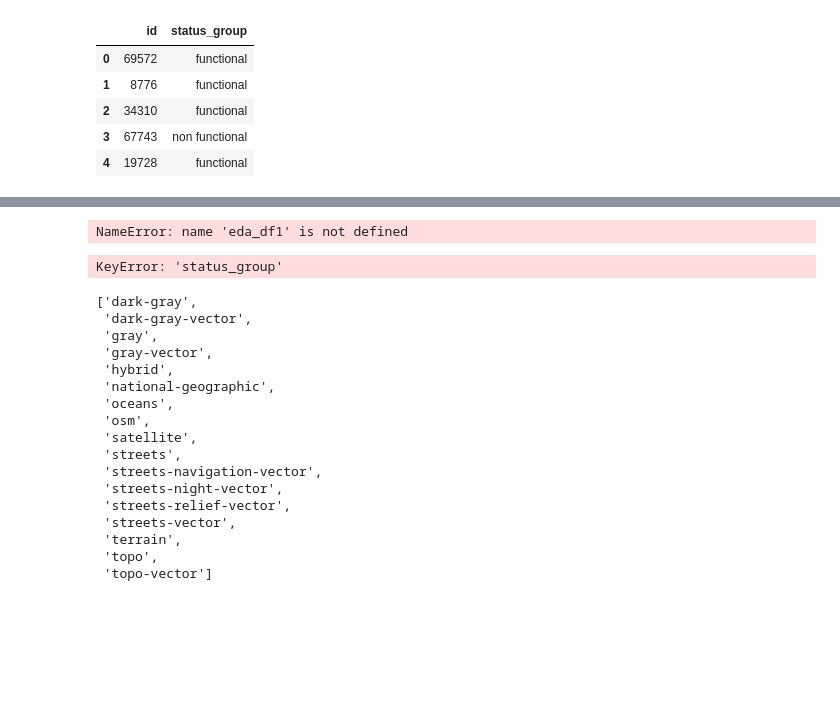
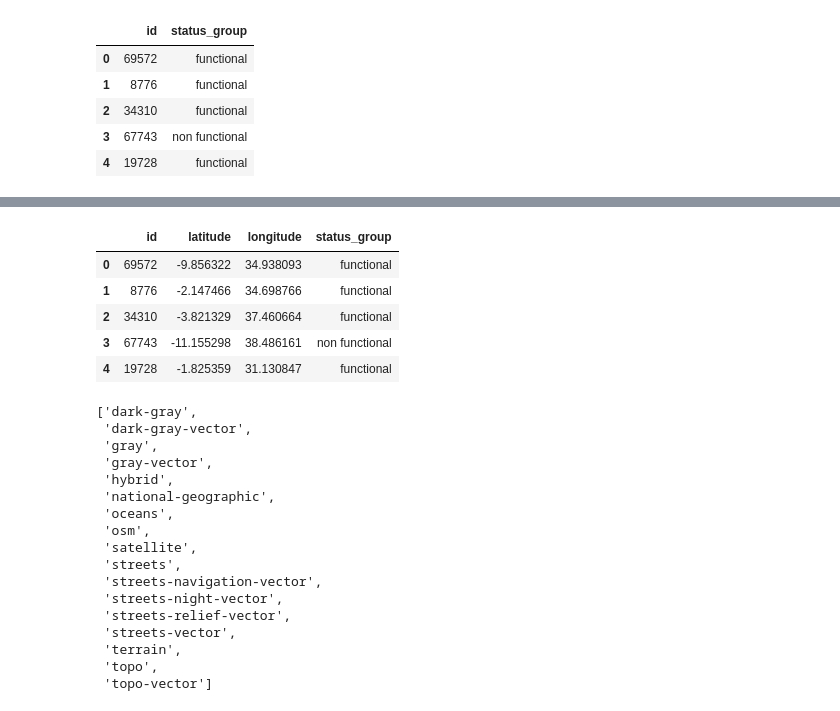
Before and after one commit to Andrew-Carl/Pump-it-Up-Data-Mining-the-Tanzania-Water-Table, a Jupyter notebook: Mapping.ipynb, the cells around one changed output, grey strips where cells are left out. Cells and saved outputs as stored; diff of their text form; code cells hidden in the pictures; blank space fills up the shorter version.

```diff
--- a/Mapping.ipynb
+++ b/Mapping.ipynb
@@ -50,18 +50,21 @@ map_df.head()
 # %%
 # create a dataframe in order to map water pumps using ArcGIS
-map_df = eda_df1[['id', 'latitude', 'longitude']]
-map_df.head()
+map_df1 = map_df[['id', 'latitude', 'longitude', 'status_group']]
+map_df1.head()
 # %% [output]
-NameError: name 'eda_df1' is not defined
+|  | id | latitude | longitude | status_group |
+| 0 | 69572 | -9.856322 | 34.938093 | functional |
+| 1 | 8776 | -2.147466 | 34.698766 | functional |
+| 2 | 34310 | -3.821329 | 37.460664 | functional |
+| 3 | 67743 | -11.155298 | 38.486161 | non functional |
+| 4 | 19728 | -1.825359 | 31.130847 | functional |
 # %%
 map_df.to_csv('./mapping.csv')
 # %%
 # seperate new map_df by status group to be mapped.
-map_df_fun = map_df[map_df['status_group']=='functional']
-map_df_fix = map_df[map_df['status_group']=='functional needs repair']
-map_df_non = map_df[map_df['status_group']=='non functional']
+map_df_fun = map_df1[map_df1['status_group']=='functional']
+map_df_fix = map_df1[map_df1['status_group']=='functional needs repair']
+map_df_non = map_df1[map_df1['status_group']=='non functional']
-# %% [output]
-KeyError: 'status_group'
 # %%
 map_df_fun.to_csv('./functional.csv')
 # %%
```
Also changed, not shown: parts of 7 cells of this notebook, 2 other files.
